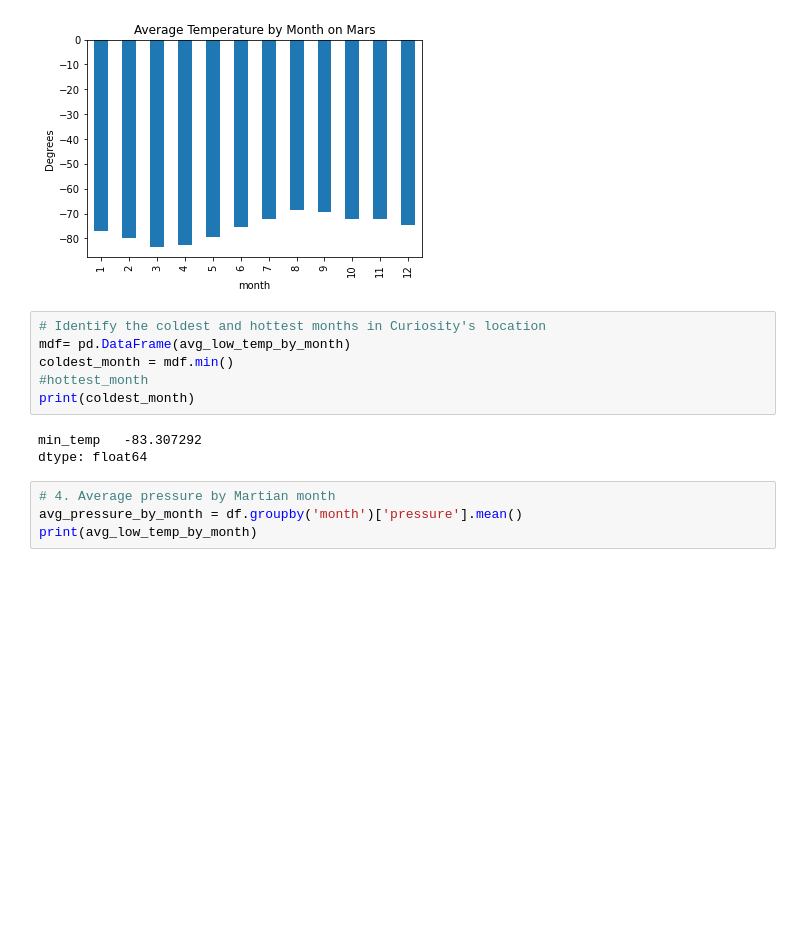
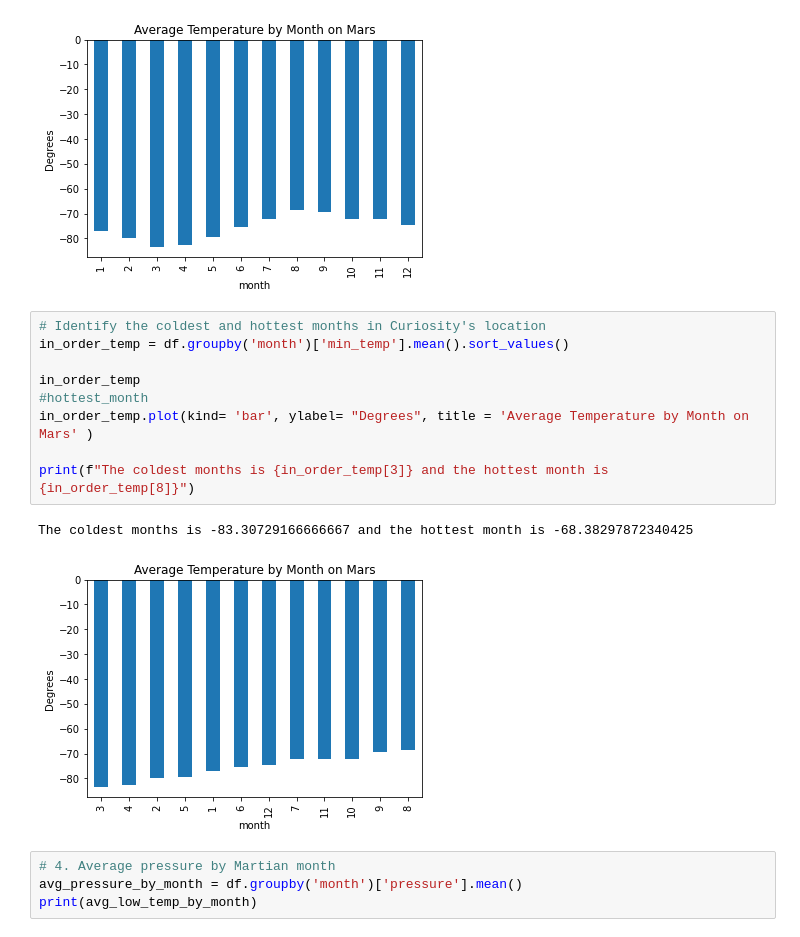
Before and after one commit to AngelToscano/Challenge-11, a Jupyter notebook: Starter_Code/part_2_mars_weather.ipynb, the cells around one changed output. Saved outputs shown, nothing was run; the diff lists cells and outputs as text; blank space fills up the shorter version.

```diff
--- a/Starter_Code/part_2_mars_weather.ipynb
+++ b/Starter_Code/part_2_mars_weather.ipynb
@@ -211,15 +226,18 @@ avg_low_temp_by_month.plot(kind= 'bar', ylabel= "Degrees", title = 'Average Temp
 # %% [output]
 <AxesSubplot:title={'center':'Average Temperature by Month on Mars'}, xlabel='month', ylabel='Degrees'>
 [figure]
-# %%
-# Identify the coldest and hottest months in Curiosity's location
-mdf= pd.DataFrame(avg_low_temp_by_month)
-coldest_month = mdf.min()
-#hottest_month
-print(coldest_month)
-# %% [output]
-min_temp   -83.307292
-dtype: float64
+# %%
+# Identify the coldest and hottest months in Curiosity's location
+in_order_temp = df.groupby('month')['min_temp'].mean().sort_values()
+
+in_order_temp
+#hottest_month
+in_order_temp.plot(kind= 'bar', ylabel= "Degrees", title = 'Average Temperature by Month on Mars' )
+
+print(f"The coldest months is {in_order_temp[3]} and the hottest month is {in_order_temp[8]}")
+# %% [output]
+The coldest months is -83.30729166666667 and the hottest month is -68.38297872340425
+[figure, added]
 # %%
 # 4. Average pressure by Martian month
 avg_pressure_by_month = df.groupby('month')['pressure'].mean()
```
Also changed, not shown: parts of 2 cells of this notebook.
